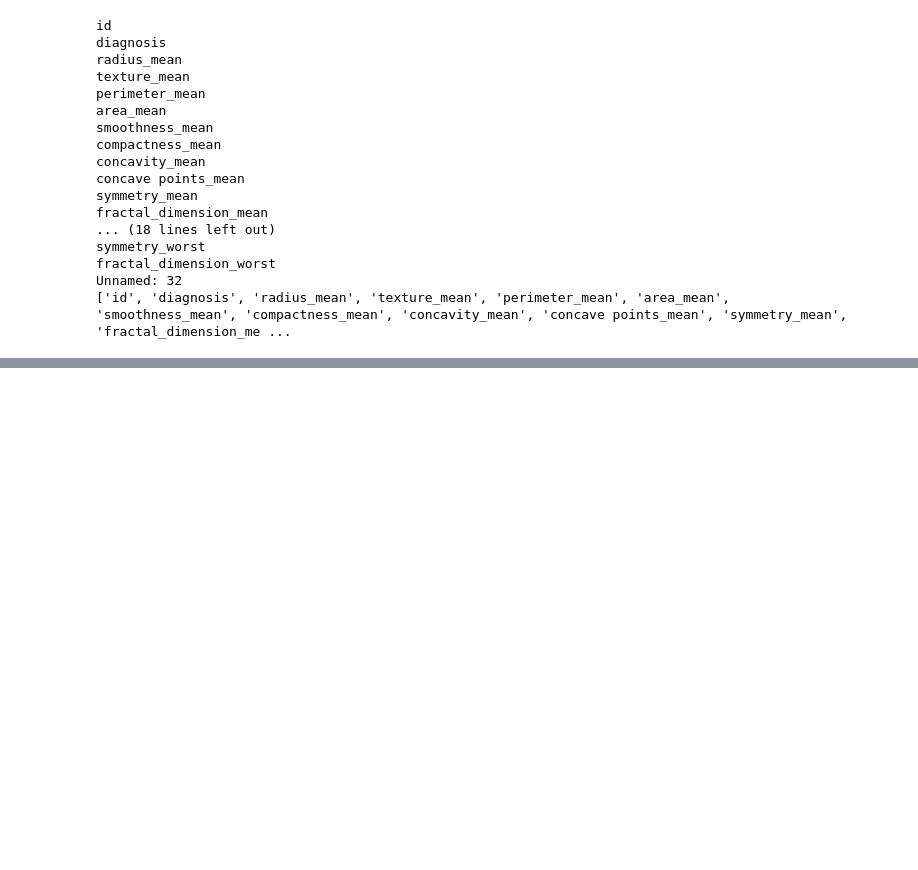
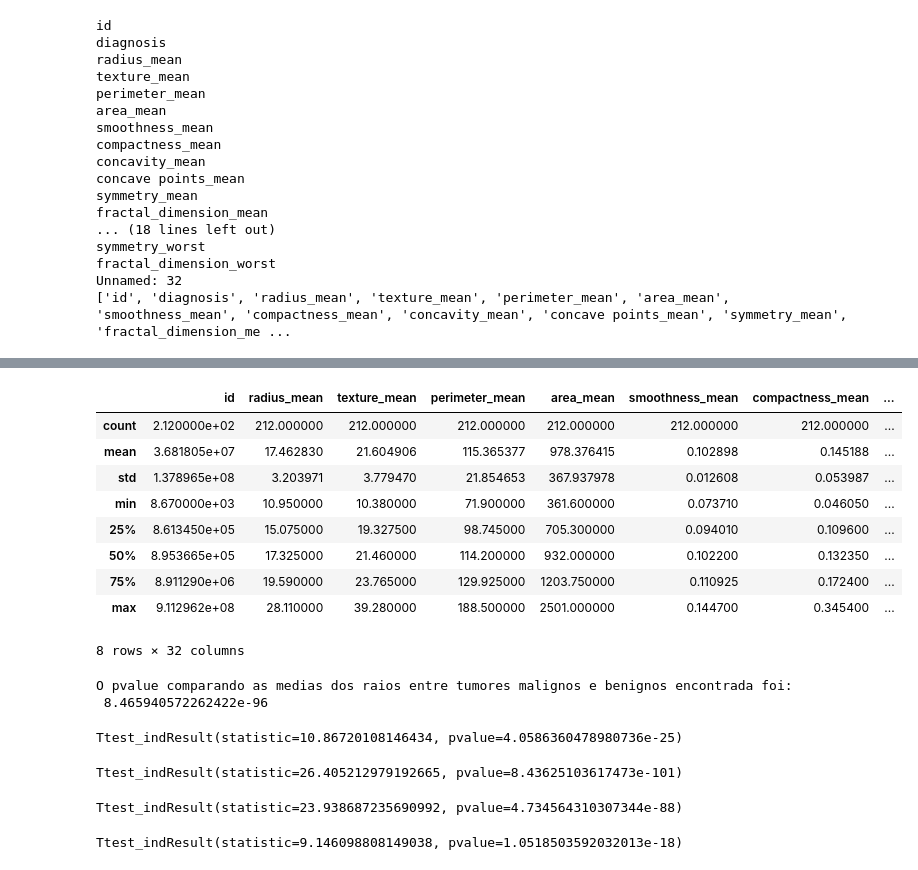
Before and after one commit to mouradap/breast_cancer, a Jupyter notebook: Dados.ipynb, the cells around one changed output, grey strips where cells are left out. Drawn from its saved outputs; the diff is of its cells as text; code cells hidden in the pictures; blank space fills up the shorter version.

```diff
--- a/Dados.ipynb
+++ b/Dados.ipynb
@@ -301,0 +298,35 @@ dados.sort_values('radius_mean')
+# %%
+dadosMalignant.describe()
+# %% [output]
+|  | id | radius_mean | texture_mean | perimeter_mean | area_mean | smoothness_mean | compactness_mean | ... |
+| count | 2.120000e+02 | 212.000000 | 212.000000 | 212.000000 | 212.000000 | 212.000000 | 212.000000 | ... |
+| mean | 3.681805e+07 | 17.462830 | 21.604906 | 115.365377 | 978.376415 | 0.102898 | 0.145188 | ... |
+| std | 1.378965e+08 | 3.203971 | 3.779470 | 21.854653 | 367.937978 | 0.012608 | 0.053987 | ... |
+| min | 8.670000e+03 | 10.950000 | 10.380000 | 71.900000 | 361.600000 | 0.073710 | 0.046050 | ... |
+| 25% | 8.613450e+05 | 15.075000 | 19.327500 | 98.745000 | 705.300000 | 0.094010 | 0.109600 | ... |
+| 50% | 8.953665e+05 | 17.325000 | 21.460000 | 114.200000 | 932.000000 | 0.102200 | 0.132350 | ... |
+| 75% | 8.911290e+06 | 19.590000 | 23.765000 | 129.925000 | 1203.750000 | 0.110925 | 0.172400 | ... |
+| max | 9.112962e+08 | 28.110000 | 39.280000 | 188.500000 | 2501.000000 | 0.144700 | 0.345400 | ... |
+8 rows × 32 columns
+# %%
+stats.ttest_ind(dadosMalignant.radius_mean, dadosBenign.radius_mean)
+print('O pvalue comparando as medias dos raios entre tumores malignos e benignos encontrada foi:\n', stats.ttest_ind(dadosMalignant.radius_mean, dadosBenign.radius_mean).pvalue)
+# %% [output]
+O pvalue comparando as medias dos raios entre tumores malignos e benignos encontrada foi:
+ 8.465940572262422e-96
+# %%
+stats.ttest_ind(dadosMalignant.texture_mean, dadosBenign.texture_mean)
+# %% [output]
+Ttest_indResult(statistic=10.86720108146434, pvalue=4.0586360478980736e-25)
+# %%
+stats.ttest_ind(dadosMalignant.perimeter_mean, dadosBenign.perimeter_mean)
+# %% [output]
+Ttest_indResult(statistic=26.405212979192665, pvalue=8.43625103617473e-101)
+# %%
+stats.ttest_ind(dadosMalignant.area_mean, dadosBenign.area_mean)
+# %% [output]
+Ttest_indResult(statistic=23.938687235690992, pvalue=4.734564310307344e-88)
+# %%
+stats.ttest_ind(dadosMalignant.smoothness_mean, dadosBenign.smoothness_mean)
+# %% [output]
+Ttest_indResult(statistic=9.146098808149038, pvalue=1.0518503592032013e-18)
```
Also changed, not shown: parts of 7 cells of this notebook.
